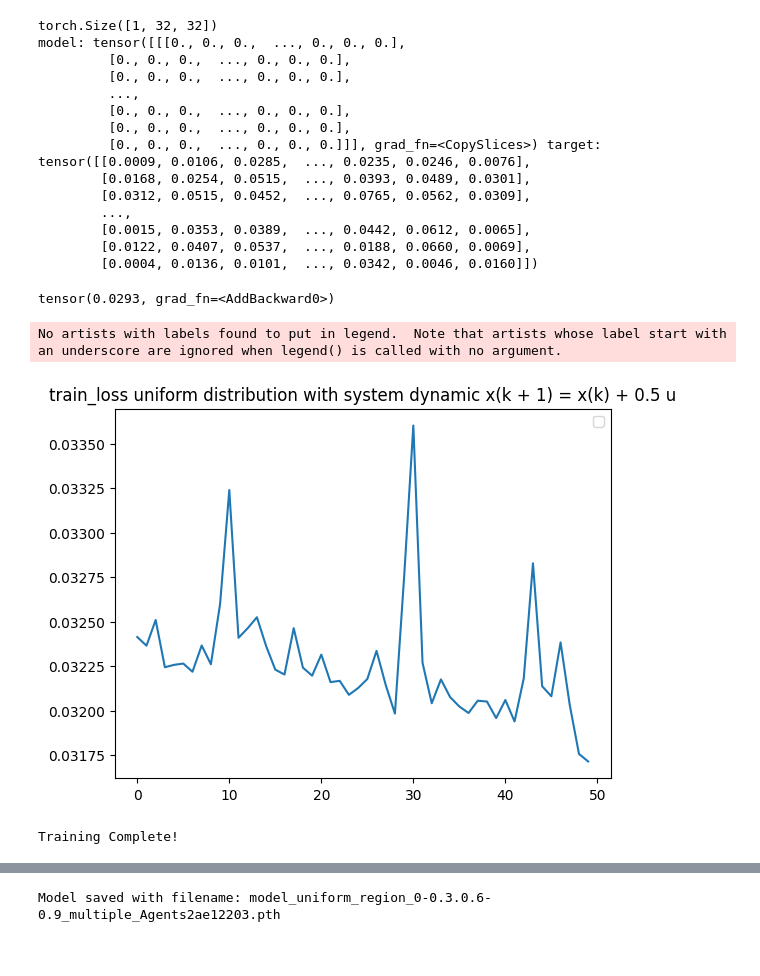
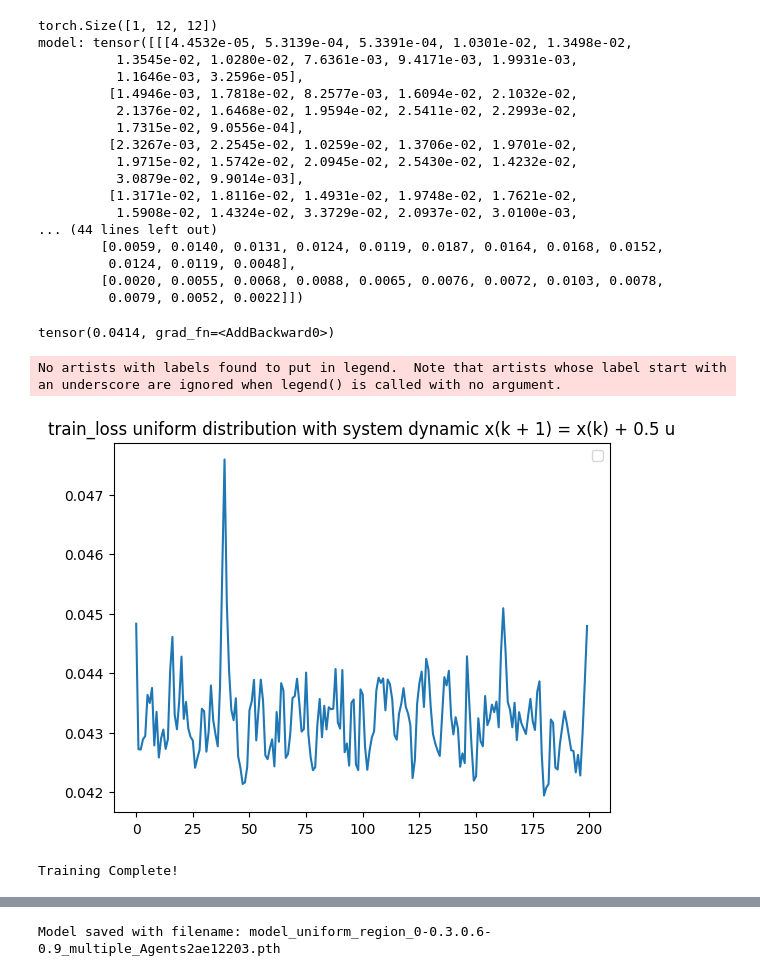
Before and after one commit to Justus-ui/Recursive_kan, a Jupyter notebook: traindelete.ipynb, the cells around one changed output, grey strips where cells are left out. Drawn from its saved outputs; the diff is of its cells as text; code cells hidden in the pictures.

Commit message:
plots

```diff
--- a/traindelete.ipynb
+++ b/traindelete.ipynb
@@ -27,7 +27,7 @@ batch_size = 256
 n_samples = 2048
 timesteps = 30
 lam = 0.5
-k_max = 32
+k_max = 12
 control_energy_reg = 0#1e-3#1e-6 ### regularization on maximum control energy
 u_max = 1000 # does not do anything currently
 thres = 0.1#1e-2 ### softness on constraint (will penalize when this much outside of rect)
@@ -60,5 +60,5 @@ importlib.reload(Ergodic_Loss)
 importlib.reload(Recursive_KAN)
 model = Recursive_KAN.KAN_RNN_Layer(N_Agents = N_Agents, in_dim = in_dim, hidden = 32, depth = 2, n_timesteps = timesteps,sys_param_lam= lam, u_max = u_max, network_type='multi', dropout = dropout)
 model.init_hidden(batch_size = batch_size)
-criterion = Ergodic_Loss.Ergodicity_Loss(N_Agents = N_Agents, n_timesteps = timesteps,L = None, in_dim = in_dim, k_max = k_max, thres = thres, control_energy_reg = control_energy_reg, density = 'custom',verbose = False, pdf = custom_pdf, max_pdf = 5/3, num_samples = 10000)
+criterion = Ergodic_Loss.Ergodicity_Loss(N_Agents = N_Agents, n_timesteps = timesteps,L = None, in_dim = in_dim, k_max = k_max, thres = thres, control_energy_reg = control_energy_reg, density = 'custom',verbose = False, pdf = custom_pdf, max_pdf = 5/3, num_samples = 1000)
 # %% [output]
@@ -67,7 +67,7 @@ calulcated sigma: 0.1
 ############ Empircally we need loss < 0.01
 import time
 criterion.verbose = True
-epochs = 300  # Number of epochs to train
+epochs = 2000  # Number of epochs to train
 train_loss = []
 test_loss = []
 model.train()  # Set the model to training mode
@@ -138,30 +137,33 @@ outs, control = model(inital_state)
 criterion(x = outs, u = control)
 #print(criterion.c)
 # %% [output]
-torch.Size([1, 32, 32])
-model: tensor([[[0., 0., 0.,  ..., 0., 0., 0.],
-         [0., 0., 0.,  ..., 0., 0., 0.],
-         [0., 0., 0.,  ..., 0., 0., 0.],
-         ...,
-         [0., 0., 0.,  ..., 0., 0., 0.],
-         [0., 0., 0.,  ..., 0., 0., 0.],
-         [0., 0., 0.,  ..., 0., 0., 0.]]], grad_fn=<CopySlices>) target: tensor([[0.0009, 0.0106, 0.0285,  ..., 0.0235, 0.0246, 0.0076],
-        [0.0168, 0.0254, 0.0515,  ..., 0.0393, 0.0489, 0.0301],
-        [0.0312, 0.0515, 0.0452,  ..., 0.0765, 0.0562, 0.0309],
-        ...,
-        [0.0015, 0.0353, 0.0389,  ..., 0.0442, 0.0612, 0.0065],
-        [0.0122, 0.0407, 0.0537,  ..., 0.0188, 0.0660, 0.0069],
-        [0.0004, 0.0136, 0.0101,  ..., 0.0342, 0.0046, 0.0160]])
+torch.Size([1, 12, 12])
+model: tensor([[[4.4532e-05, 5.3139e-04, 5.3391e-04, 1.0301e-02, 1.3498e-02,
+          1.3545e-02, 1.0280e-02, 7.6361e-03, 9.4171e-03, 1.9931e-03,
+          1.1646e-03, 3.2596e-05],
+         [1.4946e-03, 1.7818e-02, 8.2577e-03, 1.6094e-02, 2.1032e-02,
+          2.1376e-02, 1.6468e-02, 1.9594e-02, 2.5411e-02, 2.2993e-02,
+          1.7315e-02, 9.0556e-04],
+         [2.3267e-03, 2.2545e-02, 1.0259e-02, 1.3706e-02, 1.9701e-02,
+          1.9715e-02, 1.5742e-02, 2.0945e-02, 2.5430e-02, 1.4232e-02,
+          3.0879e-02, 9.9014e-03],
+         [1.3171e-02, 1.8116e-02, 1.4931e-02, 1.9748e-02, 1.7621e-02,
+          1.5908e-02, 1.4324e-02, 3.3729e-02, 2.0937e-02, 3.0100e-03,
+... (44 lines left out)
+        [0.0059, 0.0140, 0.0131, 0.0124, 0.0119, 0.0187, 0.0164, 0.0168, 0.0152,
+         0.0124, 0.0119, 0.0048],
+        [0.0020, 0.0055, 0.0068, 0.0088, 0.0065, 0.0076, 0.0072, 0.0103, 0.0078,
+         0.0079, 0.0052, 0.0022]])
-tensor(0.0293, grad_fn=<AddBackward0>)
+tensor(0.0414, grad_fn=<AddBackward0>)
 # %%
-plt.plot(train_loss[-50:])
+plt.plot(train_loss[-200:])
 plt.title(f'train_loss uniform distribution with system dynamic x(k + 1) = x(k) + {lam} u')
 plt.legend()
 plt.show()
 print("Training Complete!")
 # %% [output]
 No artists with labels found to put in legend.  Note that artists whose label start with an underscore are ignored when legend() is called with no argument.
-[figure, old version]
+[figure, new version]
 Training Complete!
 # %%
 model.eval()
```
Also changed, not shown: parts of 3 cells of this notebook, 4 other files.
